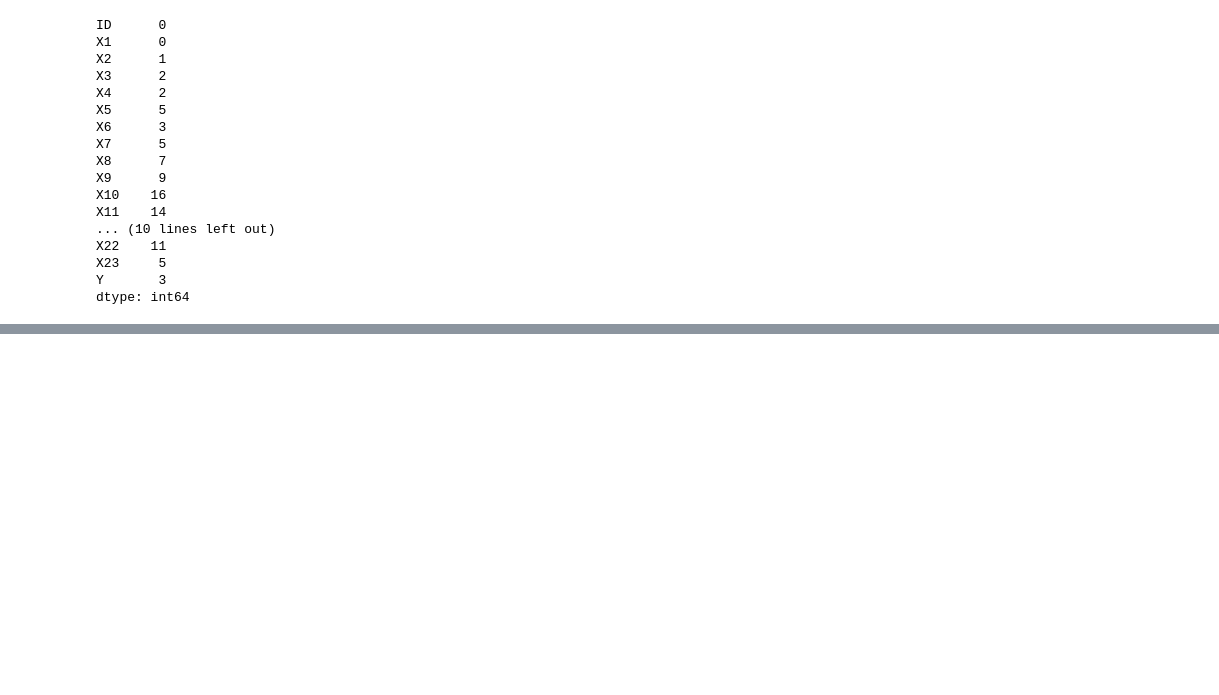
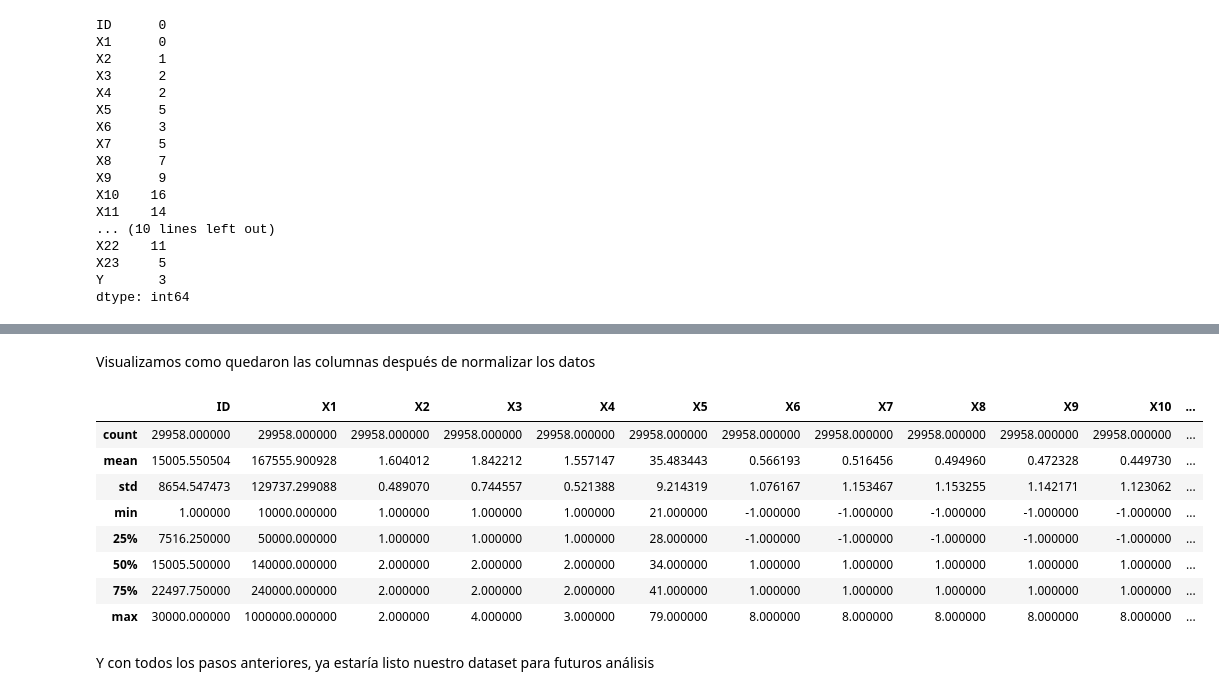
Before and after one commit to PosgradoMNA/actividades-del-projecto-equipo-48, a Jupyter notebook: Semana_3_Actividad_1.ipynb, the cells around one changed output, grey strips where cells are left out. Saved outputs shown, nothing was run; the diff lists cells and outputs as text; code cells hidden in the pictures; blank space fills up the shorter version.

```diff
--- a/Semana_3_Actividad_1.ipynb
+++ b/Semana_3_Actividad_1.ipynb
@@ -424,0 +230,2 @@ plt.show()
+# %%
+ndf2["X3"] = ndf2[["X3"]].replace([0,5,6],4)
@@ -424,0 +234,2 @@ plt.show()
+# %%
+ndf2["X4"]=ndf2[["X4"]].replace(0,3)
@@ -424,0 +238,4 @@ plt.show()
+# %%
+slc = ndf2.loc[ : , "X6":"X11"]
+for c in slc.columns:
+  ndf2[c] = ndf2[[c]].replace(-2,-1)
@@ -424,0 +261,4 @@ plt.show()
+# %%
+slc = ndf2.loc[ : , "X6":"X11"]
+for c in slc.columns:
+  ndf2[c] = ndf2[[c]].replace(0,1)
@@ -424,0 +282,16 @@ plt.show()
+# %% [markdown]
+Visualizamos como quedaron las columnas después de normalizar los datos
+# %%
+ndf2.loc[:,"ID":"X11"].describe()
+# %% [output]
+|  | ID | X1 | X2 | X3 | X4 | X5 | X6 | X7 | X8 | X9 | X10 | ... |
+| count | 29958.000000 | 29958.000000 | 29958.000000 | 29958.000000 | 29958.000000 | 29958.000000 | 29958.000000 | 29958.000000 | 29958.000000 | 29958.000000 | 29958.000000 | ... |
+| mean | 15005.550504 | 167555.900928 | 1.604012 | 1.842212 | 1.557147 | 35.483443 | 0.566193 | 0.516456 | 0.494960 | 0.472328 | 0.449730 | ... |
+| std | 8654.547473 | 129737.299088 | 0.489070 | 0.744557 | 0.521388 | 9.214319 | 1.076167 | 1.153467 | 1.153255 | 1.142171 | 1.123062 | ... |
+| min | 1.000000 | 10000.000000 | 1.000000 | 1.000000 | 1.000000 | 21.000000 | -1.000000 | -1.000000 | -1.000000 | -1.000000 | -1.000000 | ... |
+| 25% | 7516.250000 | 50000.000000 | 1.000000 | 1.000000 | 1.000000 | 28.000000 | -1.000000 | -1.000000 | -1.000000 | -1.000000 | -1.000000 | ... |
+| 50% | 15005.500000 | 140000.000000 | 2.000000 | 2.000000 | 2.000000 | 34.000000 | 1.000000 | 1.000000 | 1.000000 | 1.000000 | 1.000000 | ... |
+| 75% | 22497.750000 | 240000.000000 | 2.000000 | 2.000000 | 2.000000 | 41.000000 | 1.000000 | 1.000000 | 1.000000 | 1.000000 | 1.000000 | ... |
+| max | 30000.000000 | 1000000.000000 | 2.000000 | 4.000000 | 3.000000 | 79.000000 | 8.000000 | 8.000000 | 8.000000 | 8.000000 | 8.000000 | ... |
+# %% [markdown]
+Y con todos los pasos anteriores, ya estaría listo nuestro dataset para futuros análisis
```
Also changed, not shown: parts of 70 cells of this notebook.
